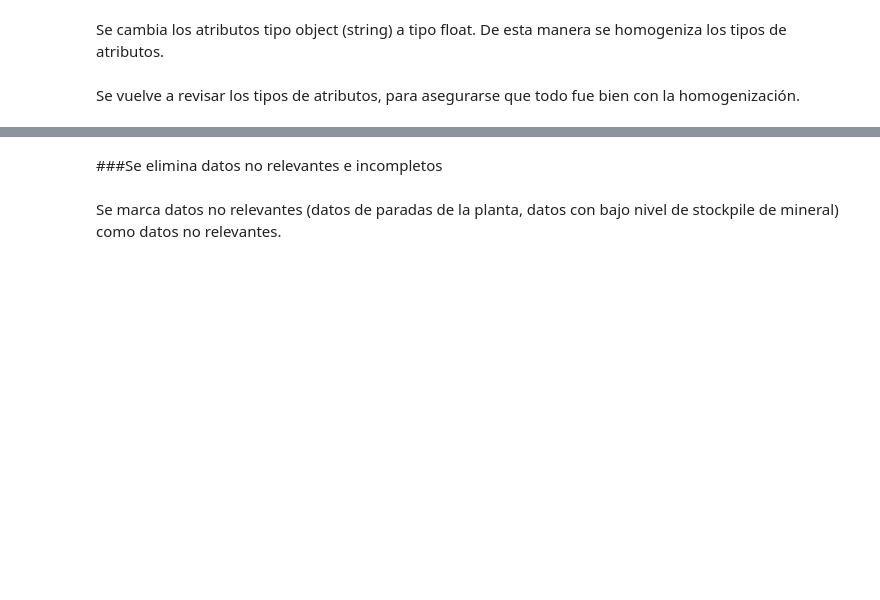
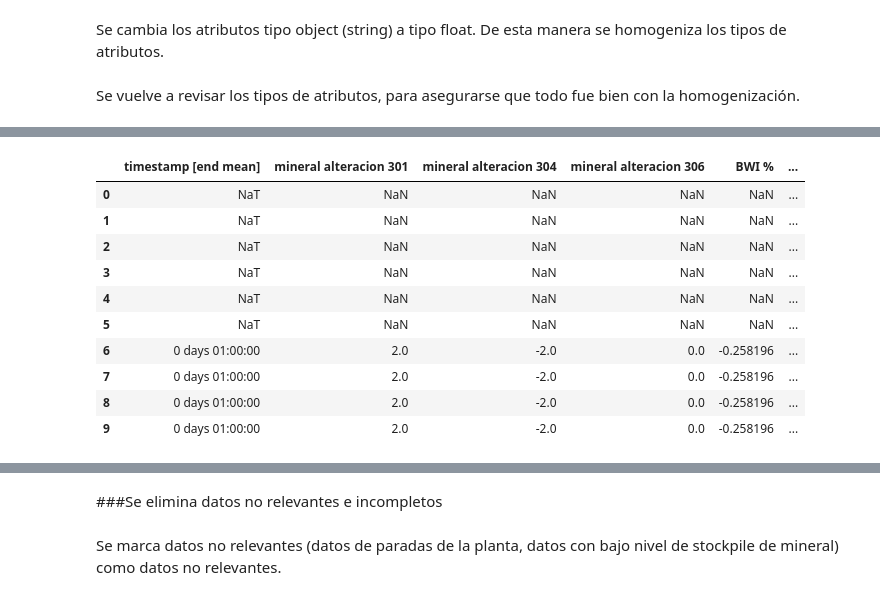
Before and after one commit to msurun/ThickenersModelling, a Jupyter notebook: tailingsThickeners.ipynb, the cells around one changed output, grey strips where cells are left out. Cells and saved outputs as stored; diff of their text form; code cells hidden in the pictures; blank space fills up the shorter version.

```diff
--- a/tailingsThickeners.ipynb
+++ b/tailingsThickeners.ipynb
@@ -181,0 +204,6 @@ initDB['Interface Esp2'] = initDB['Profundidad Barro Esp2'] - initDB['Profundida
+# %%
+initDB['Sólidos PP-11'] = initDB['Sólidos PP-11'].fillna(initDB['Sólidos PP-11 old'])
+initDB['Sólidos PP-21'] = initDB['Sólidos PP-21'].fillna(initDB['Sólidos PP-21 old'])
+initDB['Sólidos PP-12'] = initDB['Sólidos PP-12'].fillna(initDB['Sólidos PP-12 old'])
+initDB['Sólidos PP-22'] = initDB['Sólidos PP-22'].fillna(initDB['Sólidos PP-22 old'])
+initDB.drop(['Sólidos PP-11 old', 'Sólidos PP-21 old', 'Sólidos PP-12 old', 'Sólidos PP-22 old'], axis = 1, inplace = True)
@@ -181,0 +214,35 @@ initDB['Interface Esp2'] = initDB['Profundidad Barro Esp2'] - initDB['Profundida
+# %%
+initDB['Flujo PP-11 calculado'] = 88.43 \
+                                + 10.636 * initDB['velocidad PP-11'] \
+                                - 1.379 * initDB['Sólidos PP-11'] \
+                                + 0.20378 * initDB['velocidad PP-11'] * initDB['velocidad PP-11'] \
+                                - 0.09658 * initDB['Sólidos PP-11'] * initDB['Sólidos PP-11'] \
+                                + 0.06756 * initDB['velocidad PP-11'] * initDB['Sólidos PP-11']
+
+initDB['Flujo PP-21 calculado'] = -0.03 \
+                                + 10.118 * initDB['velocidad PP-21'] \
+                                - 0.607 * initDB['Sólidos PP-21'] \
+                                + 0.23033 * initDB['velocidad PP-21'] * initDB['velocidad PP-21'] \
+                                + 0.000295 * initDB['Sólidos PP-21'] * initDB['Sólidos PP-21'] \
+                                - 0.05248 * initDB['velocidad PP-21'] * initDB['Sólidos PP-21']
+
+initDB['Flujo PP-12 calculado'] = -23.66 \
+                                + 17.703 * initDB['velocidad PP-12'] \
+                                - 0.1695 * initDB['Sólidos PP-12'] \
+                                + 0.15902 * initDB['velocidad PP-12'] * initDB['velocidad PP-12'] \
+                                - 0.000038 * initDB['Sólidos PP-12'] * initDB['Sólidos PP-12'] \
+                                - 0.06868 * initDB['velocidad PP-12'] * initDB['Sólidos PP-12']
+
+initDB['Flujo PP-22 calculado'] = 0.05 \
+                                + 17.345 * initDB['velocidad PP-22'] \
+                                - 1.617 * initDB['Sólidos PP-22'] \
+                                + 0.13699 * initDB['velocidad PP-22'] * initDB['velocidad PP-22'] \
+                                + 0.001144 * initDB['Sólidos PP-22'] * initDB['Sólidos PP-22'] \
+                                - 0.04126 * initDB['velocidad PP-22'] * initDB['Sólidos PP-22']
+
+initDB['Flujo PP-11'] = initDB['Flujo PP-11'].fillna(initDB['Flujo PP-11 calculado'])
+initDB['Flujo PP-21'] = initDB['Flujo PP-21'].fillna(initDB['Flujo PP-21 calculado'])
+initDB['Flujo PP-12'] = initDB['Flujo PP-12'].fillna(initDB['Flujo PP-12 calculado'])
+initDB['Flujo PP-22'] = initDB['Flujo PP-22'].fillna(initDB['Flujo PP-22 calculado'])
+
+initDB.drop(['Flujo PP-11 calculado', 'Flujo PP-21 calculado', 'Flujo PP-12 calculado', 'Flujo PP-22 calculado'], axis = 1, inplace = True)
@@ -181,0 +280,15 @@ initDB['Interface Esp2'] = initDB['Profundidad Barro Esp2'] - initDB['Profundida
+# %%
+initDB_ROC60m = initDB.diff(periods=6, axis=0)
+initDB_ROC60m.head(10)
+# %% [output]
+|  | timestamp [end mean] | mineral alteracion 301 | mineral alteracion 304 | mineral alteracion 306 | BWI % | ... |
+| 0 | NaT | NaN | NaN | NaN | NaN | ... |
+| 1 | NaT | NaN | NaN | NaN | NaN | ... |
+| 2 | NaT | NaN | NaN | NaN | NaN | ... |
+| 3 | NaT | NaN | NaN | NaN | NaN | ... |
+| 4 | NaT | NaN | NaN | NaN | NaN | ... |
+| 5 | NaT | NaN | NaN | NaN | NaN | ... |
+| 6 | 0 days 01:00:00 | 2.0 | -2.0 | 0.0 | -0.258196 | ... |
+| 7 | 0 days 01:00:00 | 2.0 | -2.0 | 0.0 | -0.258196 | ... |
+| 8 | 0 days 01:00:00 | 2.0 | -2.0 | 0.0 | -0.258196 | ... |
+| 9 | 0 days 01:00:00 | 2.0 | -2.0 | 0.0 | -0.258196 | ... |
```
Also changed, not shown: parts of 97 cells of this notebook.
